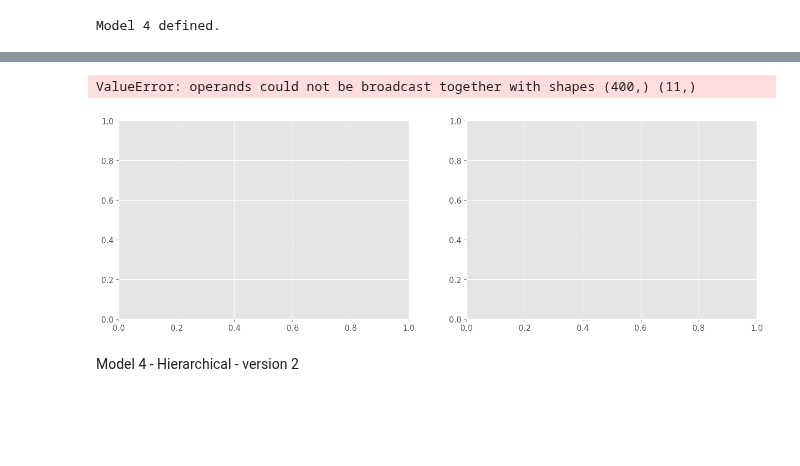
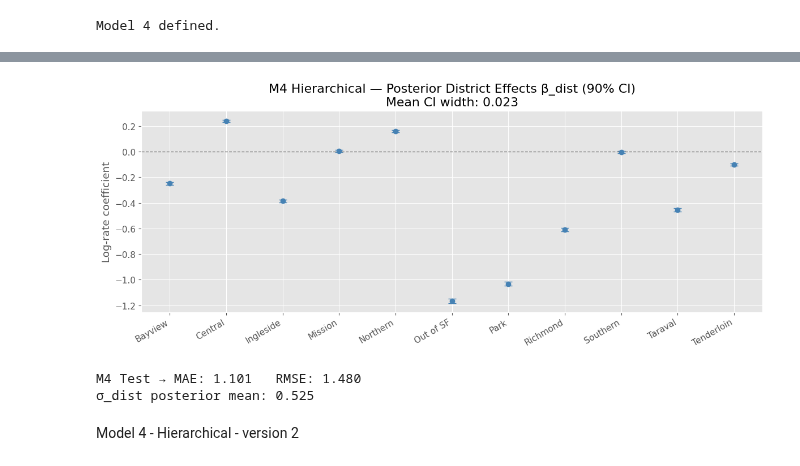
Before and after one commit to bodvarsdottirkristin/model-based, a Jupyter notebook: src/models/models_kb.ipynb, the cells around one changed output, grey strips where cells are left out. Saved outputs shown, nothing was run; the diff lists cells and outputs as text; code cells hidden in the pictures; blank space fills up the shorter version.

```diff
--- a/src/models/models_kb.ipynb
+++ b/src/models/models_kb.ipynb
@@ -1010,43 +990,38 @@ step 1800  loss = 18255.00
 # %%
-# --- 2. Now analyze posterior (this block can now run) ---
+# --- 2. Now analyze posterior ---
 samp_4 = Predictive(model_4, guide=guide_4, num_samples=1000,
                    return_sites=['b_dist','mu_dist','sigma_dist'])(
     hour_tr_d, dow_tr_d, distid_tr_d, N_DISTRICTS, counts_tr_d)
 
 bd4 = samp_4['b_dist'].squeeze()
 bd4_mean = bd4.mean(0).detach().numpy()
 bd4_lo   = bd4.quantile(0.05, dim=0).detach().numpy()
 bd4_hi   = bd4.quantile(0.95, dim=0).detach().numpy()
 
-# M3 vs M4 partial pooling comparison
-fig, axes = plt.subplots(1, 2, figsize=(16, 5))
-for ax_, mn, lo, hi, title in zip(
-        axes,
-        [bd3_mean, bd4_mean], [bd3_lo, bd4_lo], [bd3_hi, bd4_hi],
-        ['M3 — Independent priors (no pooling)',
-         'M4 — Hierarchical prior (partial pooling)']):
-    ax_.errorbar(range(N_DISTRICTS), mn, yerr=[mn-lo, hi-mn],
-                 fmt='o', capsize=5, color='steelblue', lw=2)
-    ax_.axhline(0, color='gray', ls='--', lw=1)
-    ax_.set_xticks(range(N_DISTRICTS))
-    ax_.set_xticklabels(districts, rotation=30, ha='right')
-    ax_.set_ylabel('Log-rate coefficient')
-    ax_.set_title(f'{title}\nMean 90% CI width: {(hi-lo).mean():.3f}')
-plt.suptitle('Partial Pooling Effect: M3 vs M4', fontsize=13, y=1.01)
+fig, ax = plt.subplots(figsize=(12, 5))
+ax.errorbar(range(N_DISTRICTS), bd4_mean,
+            yerr=[bd4_mean - bd4_lo, bd4_hi - bd4_mean],
+            fmt='o', capsize=5, color='steelblue', lw=2)
+ax.axhline(0, color='gray', ls='--', lw=1)
+ax.set_xticks(range(N_DISTRICTS))
+ax.set_xticklabels(districts, rotation=30, ha='right')
+ax.set_ylabel('Log-rate coefficient')
+ax.set_title(f'M4 Hierarchical — Posterior District Effects β_dist (90% CI)\n'
+             f'Mean CI width: {(bd4_hi - bd4_lo).mean():.3f}')
 plt.tight_layout(); plt.show()
 
-
-# --- 3. Test prediction with the same trained guide ---
+# --- 3. Test prediction ---
 y_pred_te_4 = Predictive(model_4, guide=guide_4, num_samples=100,
     return_sites=['y'])(
     hour_te_d, dow_te_d, distid_te_d, N_DISTRICTS
 )['y'].float().mean(0).detach().numpy()
 mae4, rmse4 = metrics(counts_te_d.numpy(), y_pred_te_4)
 print(f"M4 Test → MAE: {mae4:.3f}   RMSE: {rmse4:.3f}")
 print(f"σ_dist posterior mean: {samp_4['sigma_dist'].mean().item():.3f}")
 # %% [output]
+[figure, new version]
-ValueError: operands could not be broadcast together with shapes (400,) (11,)
+M4 Test → MAE: 1.101   RMSE: 1.480
+σ_dist posterior mean: 0.525
-[figure, old version]
 # %% [markdown]
 Model 4 - Hierarchical - version 2
 # %%
```
Also changed, not shown: parts of 12 cells of this notebook.
